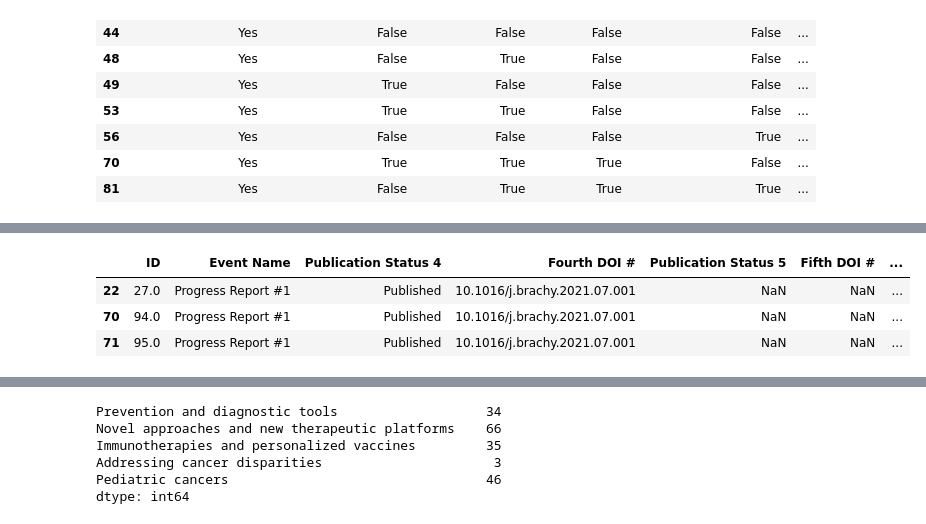
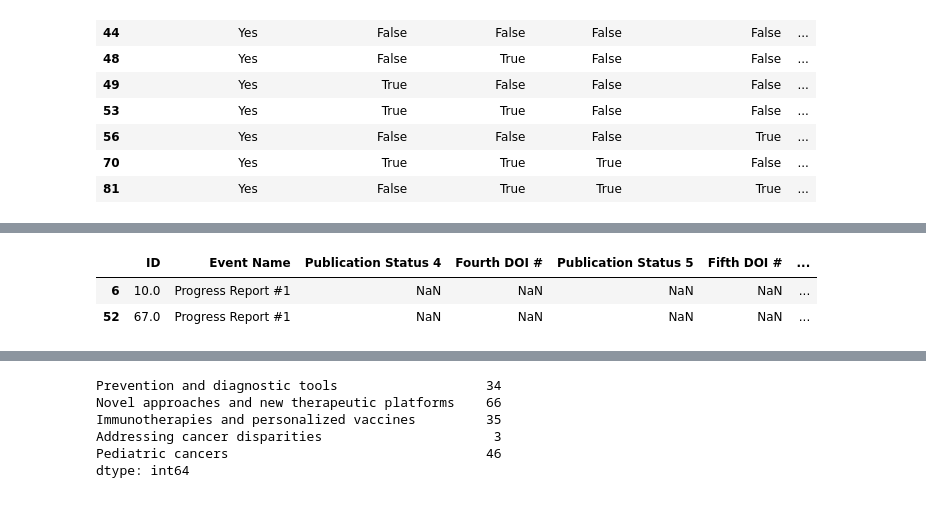
Before and after one commit to lucienqchen/curebound, a Jupyter notebook: curebound/notebooks/phu-diane-data-analysis.ipynb, the cells around one changed output, grey strips where cells are left out. Saved outputs shown, nothing was run; the diff lists cells and outputs as text; code cells hidden in the pictures.

```diff
--- a/curebound/notebooks/phu-diane-data-analysis.ipynb
+++ b/curebound/notebooks/phu-diane-data-analysis.ipynb
@@ -751,12 +762,11 @@ for i in pr_ids:
     if i not in roi_ids:
         print(i)
 # %%
-pr[pr['Project Title'].str.contains('Knowledge')]
+pr[pr['Project Title'].str.contains('Peptide')]
 # %% [output]
 |  | ID | Event Name | Publication Status 4 | Fourth DOI # | Publication Status 5 | Fifth DOI # | ... |
-| 22 | 27.0 | Progress Report #1 | Published | 10.1016/j.brachy.2021.07.001 | NaN | NaN | ... |
-| 70 | 94.0 | Progress Report #1 | Published | 10.1016/j.brachy.2021.07.001 | NaN | NaN | ... |
-| 71 | 95.0 | Progress Report #1 | Published | 10.1016/j.brachy.2021.07.001 | NaN | NaN | ... |
+| 6 | 10.0 | Progress Report #1 | NaN | NaN | NaN | NaN | ... |
+| 52 | 67.0 | Progress Report #1 | NaN | NaN | NaN | NaN | ... |
 # %%
 pr[pr["Healthcare Professionals (pol)"]]
 # %% [output]
```
Also changed, not shown: parts of 32 cells of this notebook, 4 other files.
